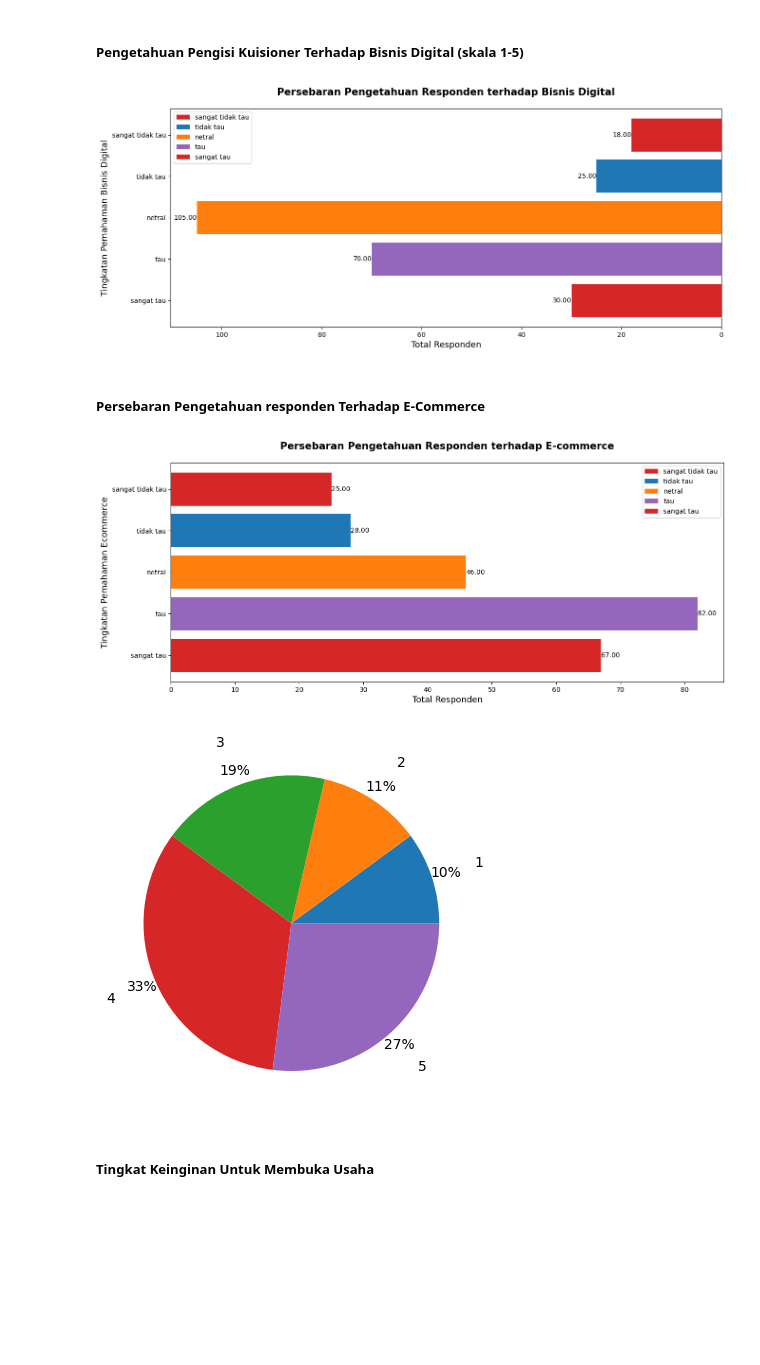
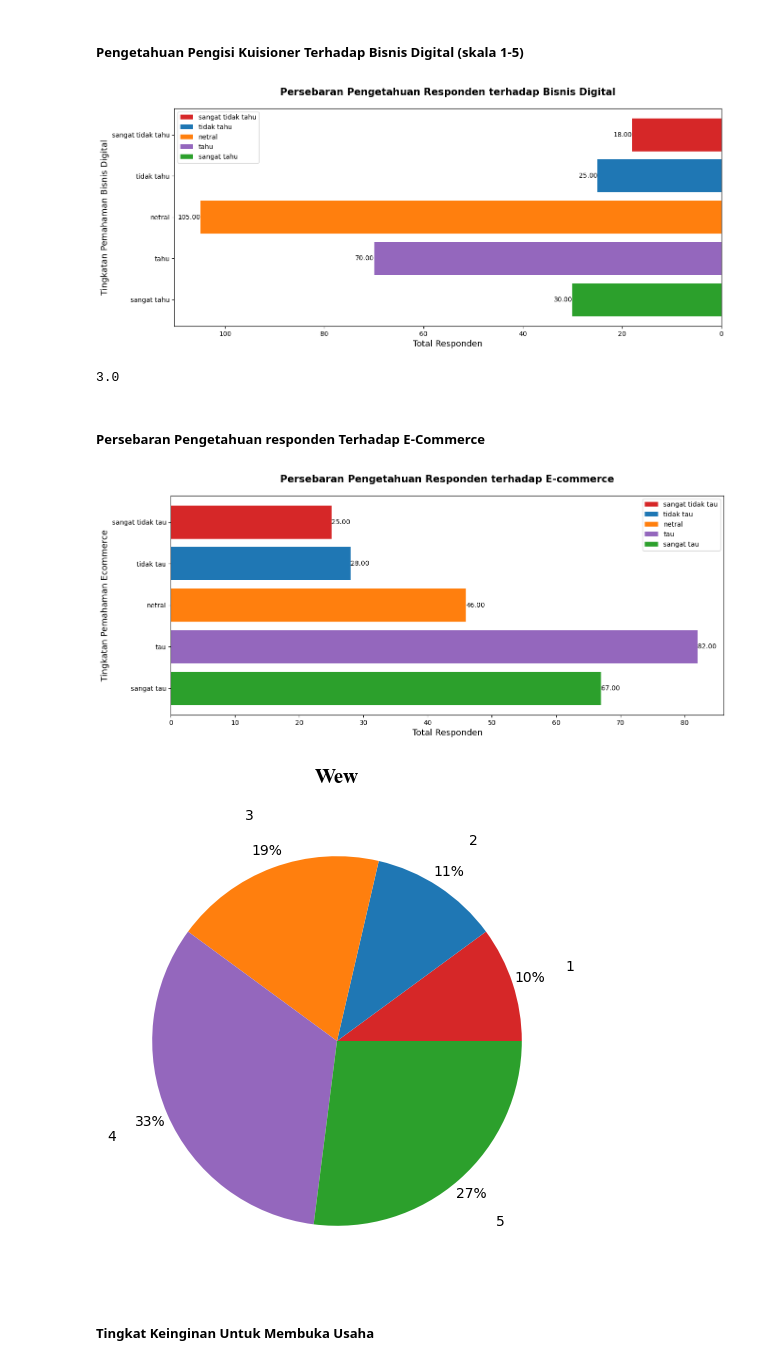
Before and after one commit to NAoHR/BoAM_DS, a Jupyter notebook: Main_Kuisioner.ipynb, the cells around one changed output. Saved outputs shown, nothing was run; the diff lists cells and outputs as text; code cells hidden in the pictures; blank space fills up the shorter version.

Commit message:
finishing up visualization

```diff
--- a/Main_Kuisioner.ipynb
+++ b/Main_Kuisioner.ipynb
@@ -130,7 +135,7 @@ def createHorizontalBar(
         y_pos,
         values,
         align="center",
-        color=['tab:red', 'tab:blue', 'tab:orange', 'tab:purple'],
+        color=['tab:red', 'tab:blue', 'tab:orange', 'tab:purple', 'tab:green', 'tab:pink', 'coral', 'springgreen'],
         label=values
     )
     if(isInverted):
@@ -144,6 +149,23 @@ def createHorizontalBar(
     ax.set_title(title, size=15,fontweight="bold", pad=20)
 
     plt.show()
+
+
+
+def createPieChart(
+        value,
+        index,
+        title
+    ):
+    fig, ax = plt.subplots()
+
+    ax.pie(
+        value, labels=index,
+        autopct='%1.0f%%', pctdistance=1.1 , labeldistance=1.3,
+        colors=['tab:red', 'tab:blue', 'tab:orange', 'tab:purple', 'tab:green', 'tab:pink', 'coral', 'springgreen'],
+        )
+    ax.set_title(title, fontname="Times New Roman", size=15,fontweight="bold", pad=20)
+    plt.show()
 # %%
 persebaran_umur = data_kuisioner["Umur"].value_counts().sort_index()
 umur = persebaran_umur.index
@@ -167,7 +189,7 @@ tingkatan_pd = persebaran_pd.index
 jumlah_tingkatan_pd = persebaran_pd.values
 
 createHorizontalBar(
-    ["sangat tidak tau", "tidak tau", "netral", "tau", "sangat tau"],
+    ["sangat tidak tahu", "tidak tahu", "netral", "tahu", "sangat tahu"],
     jumlah_tingkatan_pd,
     xlabel="Total Responden",
     ylabel="Tingkatan Pemahaman Bisnis Digital",
@@ -175,28 +197,30 @@ createHorizontalBar(
     isInverted=True,
     placing="upper left"
 )
+
+print(data_kuisioner["Pengetahuan_Bisnis_Digital"].median())
 # %% [output]
-[figure, old version]
+[figure, new version]
+3.0
 # %% [markdown]
 ##### Persebaran Pengetahuan responden Terhadap E-Commerce
 # %%
 persebaran_pe = data_kuisioner["Pengetahuan_ECommerce"].value_counts().sort_index()
 tingkatan_pe = persebaran_pe.index
 jumlah_tingkatan_pe = persebaran_pe.values
 
 createHorizontalBar(
     ["sangat tidak tau", "tidak tau", "netral", "tau", "sangat tau"],
     jumlah_tingkatan_pe,
     xlabel="Total Responden",
     ylabel="Tingkatan Pemahaman Ecommerce",
     title="Persebaran Pengetahuan Responden terhadap E-commerce"
 )
 
-plt.pie(persebaran_pe, labels=persebaran_pe.index, autopct='%1.0f%%', pctdistance=1.1 , labeldistance=1.3)
-plt.show()
+createPieChart(persebaran_pe, tingkatan_pe, "Wew")
 # %% [output]
-[figure, old version]
+[figure, new version]
-[figure, old version]
+[figure, new version]
 # %% [markdown]
 ##### Tingkat Keinginan Untuk Membuka Usaha
 # %%
```
Also changed, not shown: parts of 30 cells of this notebook.
